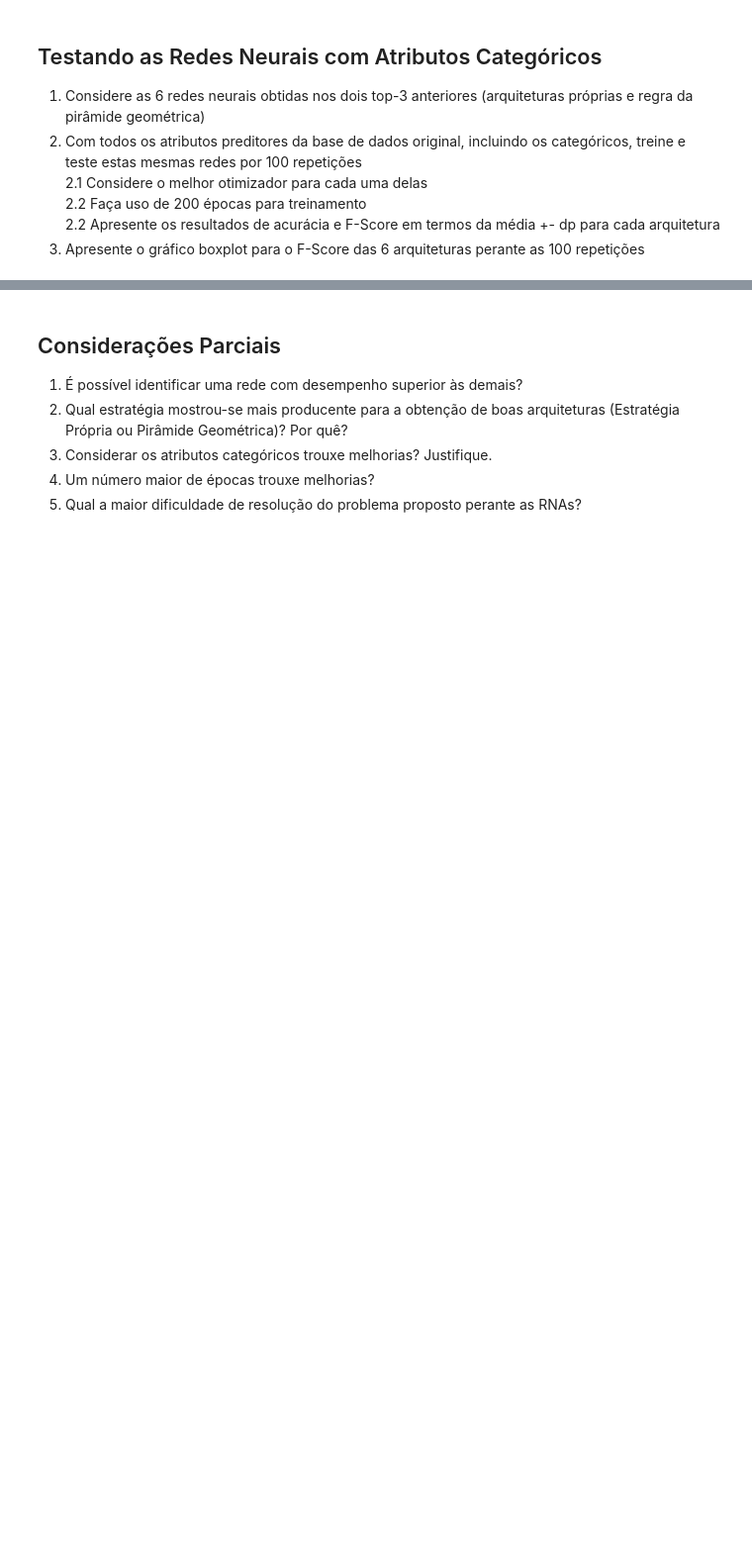
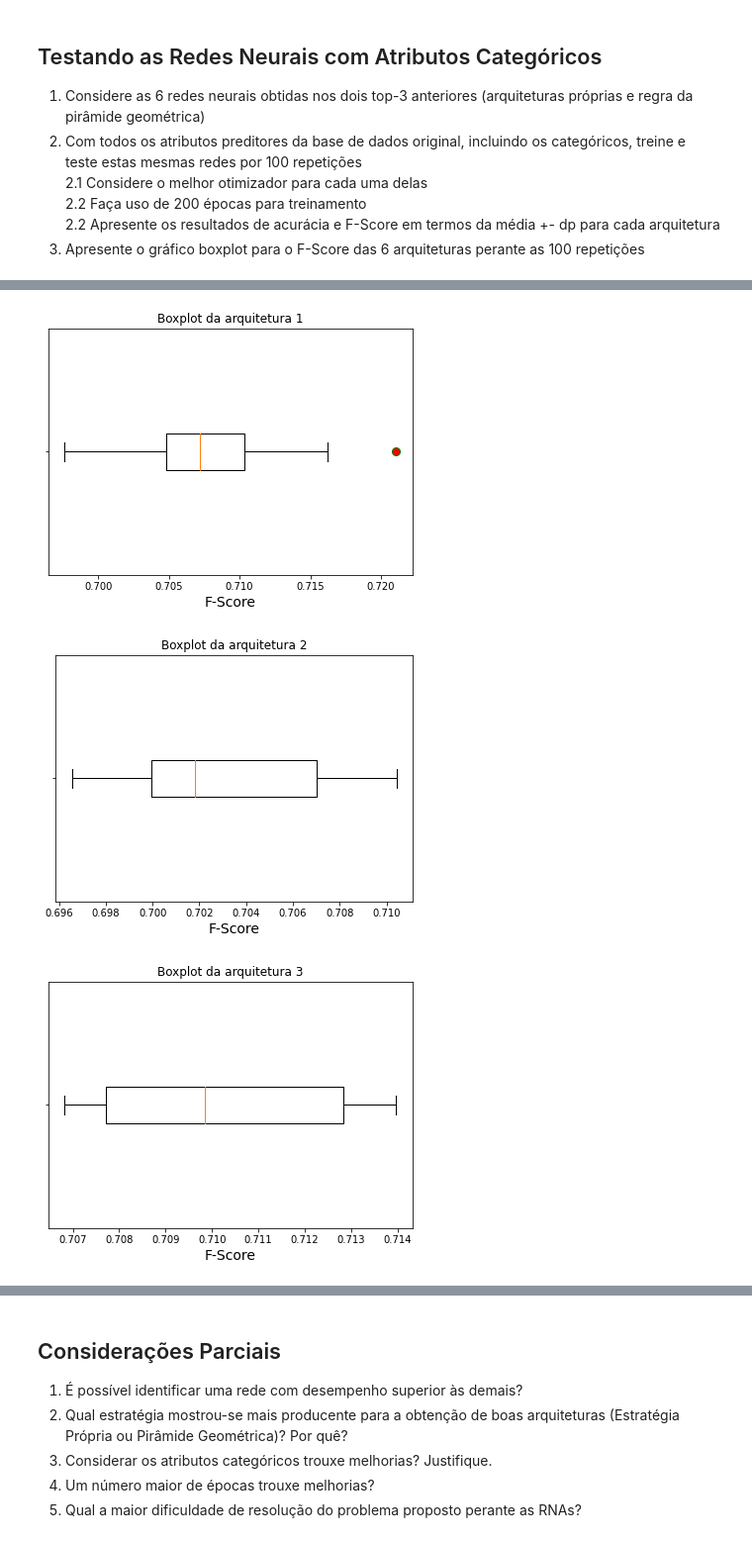
Before and after one commit to elloa-uea/projeto-pratico-3-rna-pp3-team-equilibrium, a Jupyter notebook: notebooks/PP3.3 - Proposição e Avaliação de RNAs.ipynb, the cells around one changed output, grey strips where cells are left out. Shown at 99% size. Drawn from its saved outputs; the diff is of its cells as text; code cells hidden in the pictures; blank space fills up the shorter version.

```diff
--- a/notebooks/PP3.3 - Proposição e Avaliação de RNAs.ipynb
+++ b/notebooks/PP3.3 - Proposição e Avaliação de RNAs.ipynb
@@ -478,0 +517,14 @@ Desvio padrão:0.002
+# %%
+#Melhores arquiteturas
+architectures = [[(10, 9), 'relu'], [(10, 5), 'relu'], [(10,), 'tanh'],
+                 [(9,), 'relu'], [(9,), 'logistic'], [(6,), 'tanh']]
+# %%
+#Treinamento
+acu = np.array([])
+fsc = np.array([])
+for i in range(len(architectures)):
+  print("----------------------------------------------------")
+  print("Arquitetura " + str(i + 1) + " treinando")
+  ac, fs = training(10, architectures[i][0], architectures[i][1], 'adam', 200, 2)
+  acu = np.append(acu, ac)
+  fsc = np.append(fsc, fs)
@@ -478,0 +549,25 @@ Desvio padrão:0.002
+# %%
+#Armazenando os F-Score num numpy array de duas dimensões
+fsc = np.reshape(fsc, (6, 10))
+# %%
+#Função para fazer boxplot
+def boxplt(nparr, box_title, box_xlabel):
+
+    fig, axs = plt.subplots()
+    fig.set_size_inches(6, 5)
+
+    flierprops = dict(marker='o', markerfacecolor='r', markersize=8, linestyle='none', markeredgecolor='g')
+    axs.boxplot([nparr],vert=False, labels=[''], flierprops=flierprops)
+    axs.set_title(box_title)
+    axs.set_xlabel(box_xlabel, fontsize=14)
+
+    fig.tight_layout(pad=3.0)
+
+    plt.show()
+# %%
+for i in range(6):
+  boxplt(fsc[i], 'Boxplot da arquitetura ' + str(i + 1), 'F-Score')
+# %% [output]
+[figure, added]
+[figure, added]
+[figure, added]
```
Also changed, not shown: parts of 23 cells of this notebook.
